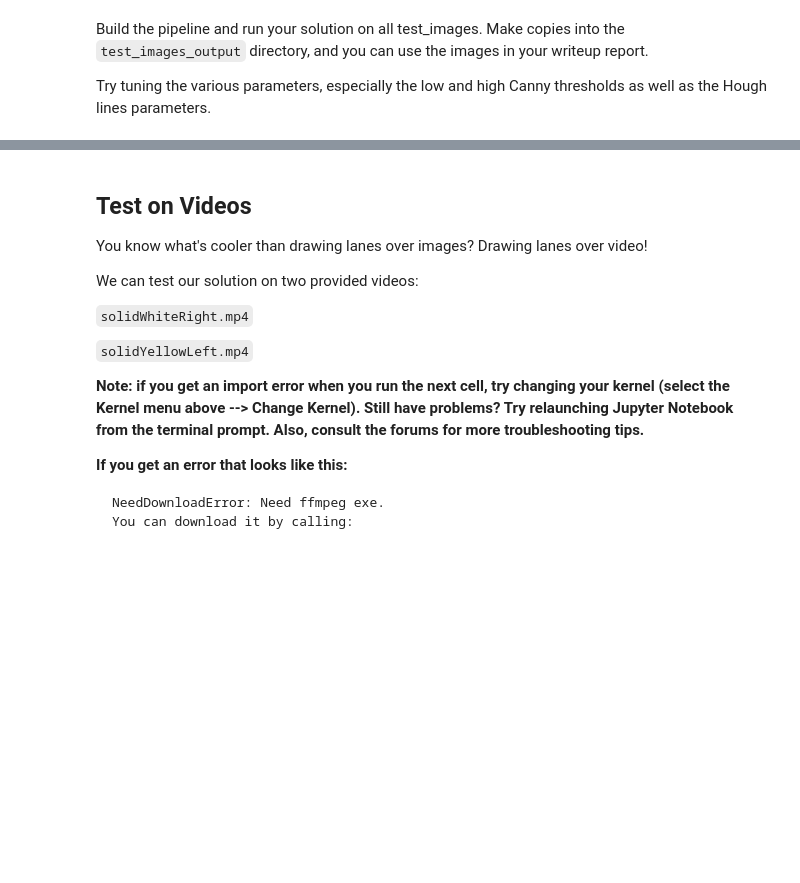
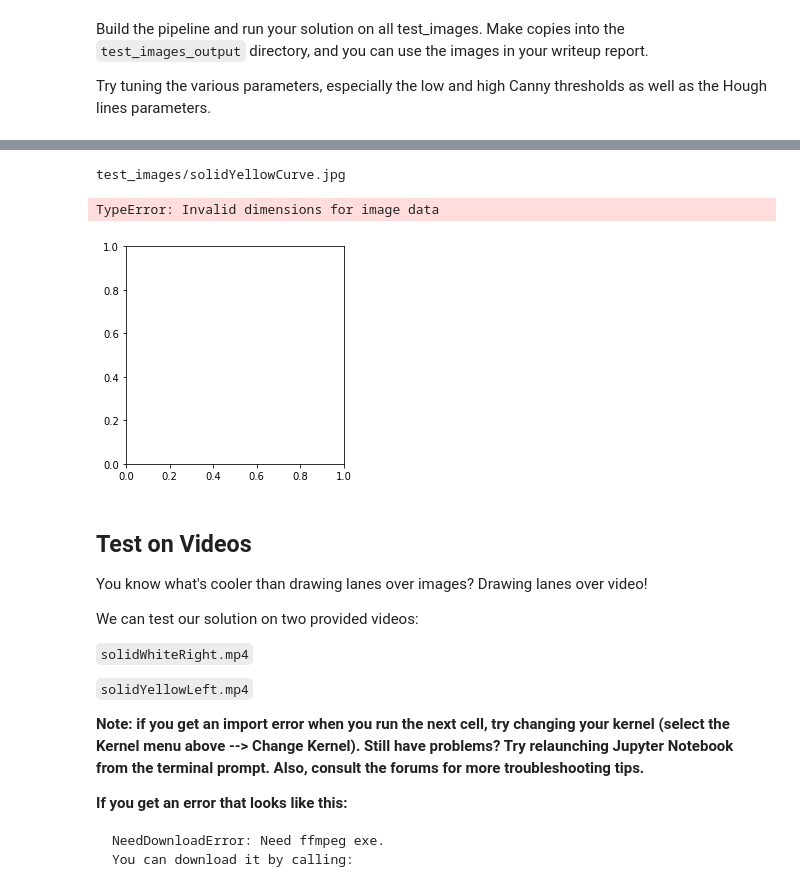
Before and after one commit to lmtoan/sdc-lanelines, a Jupyter notebook: P1-Toan.ipynb, the cells around one changed output, grey strips where cells are left out. Drawn from its saved outputs; the diff is of its cells as text; code cells hidden in the pictures; blank space fills up the shorter version.

```diff
--- a/P1-Toan.ipynb
+++ b/P1-Toan.ipynb
@@ -242,3 +224,81 @@ plt.imshow(pipeline(image))
+# %%
+# TODO: Build your pipeline that will draw lane lines on the test_images
+# then save them to the test_images_output directory.
+
+# def draw_poly(img, v):
+#     left_bottom = v[0]
+#     right_bottom = v[1]
+#     left_top = v[3]
+#     right_top = v[4]
+
+#     # Fit lines (y=Ax+B) to identify the  3 sided region of interest
+#     # np.polyfit() returns the coefficients [A, B] of the fit
+#     fit_left = np.polyfit((left_bottom[0], left_top[0]), (left_bottom[1], left_top[1]), 1)
+#     fit_right = np.polyfit((right_bottom[0], right_top[0]), (right_bottom[1], right_top[1]), 1)
+#     fit_top = np.polyfit((left_top[0], right_top[0]), (left_top[1], right_top[1]), 1)
+
+#     # Find the region inside the lines
+#     XX, YY = np.meshgrid(np.arange(0, xsize), np.arange(0, ysize))
+#     region_thresholds = (YY > (XX*fit_left[0] + fit_left[1])) & \
+#                         (YY > (XX*fit_right[0] + fit_right[1])) & \
+#                         (YY < (XX*fit_bottom[0] + fit_bottom[1]))
+
+#     # Color pixels red which are inside the region of interest
+#     region_select[region_thresholds] = [255, 0, 0]
+
+#     # Display the image
+
+#     plt.figure()
+#     plt.imshow(region_select)
+#     plt.show()
+
+def pipeline(input_image):
+    gray = grayscale(input_image)
+
+    # Define a kernel size and apply Gaussian smoothing
+    kernel_size = 5
+    blur_gray = gaussian_blur(gray, kernel_size)
+
+    # Define our parameters for Canny and apply
+    low_threshold = 50
+    high_threshold = 150
+    edges = canny(blur_gray, low_threshold, high_threshold)
+
+    # Define a four sided polygon to mask
+    imshape = input_image.shape
+    square_vertices = np.array([[(0,imshape[0]),(0, 0), (imshape[1], 0), (imshape[1],imshape[0])]], dtype=np.int32)
+    triag_vertices = np.array([[(160,imshape[0]), (imshape[1]/2, imshape[0]/2), (imshape[1]-100,imshape[0])]], dtype=np.int32)
+    selected_vertices = np.array([[(160,imshape[0]), (imshape[1]/2-100, imshape[0]/2), (imshape[1]/2+100, imshape[0]/2), (imshape[1]-100,imshape[0])]], dtype=np.int32)
+    masked_edges = region_of_interest(edges, selected_vertices)
+
+    # Define the Hough transform parameters
+    # Make a blank the same size as our image to draw on
+    rho = 1 # distance resolution in pixels of the Hough grid
+    theta = np.pi/180 # angular resolution in radians of the Hough grid
+    threshold = 30 # minimum number of votes (intersections in Hough grid cell)
+    min_line_len = 10 # minimum number of pixels making up a line
+    max_line_gap = 150 # maximum gap in pixels between connectable line segments
+
+    # Run Hough on edge detected image
+    line_image = hough_lines(masked_edges, rho, theta, threshold, min_line_len, max_line_gap)
+
+    # Draw the lines on the original image. initial_img * α + img * β + γ
+    lines_edges = weighted_img(line_image, input_image, α=0.8, β=1., γ=0.)
+
+    return lines_edges
+
+import glob
+test_images_link = glob.glob("test_images/*")
+for image_link in test_images_link:
+    print(image_link)
+    drawn_image = pipeline(mpimg.imread(image_link))
+    plt.figure()
+    plt.imshow(drawn_image)
+    plt.show()
+# %% [output]
+test_images/solidYellowCurve.jpg
+TypeError: Invalid dimensions for image data
+[figure, added]
 # %% [markdown]
 ## Test on Videos
 
```
Also changed, not shown: parts of 3 cells of this notebook, 11 other files.
